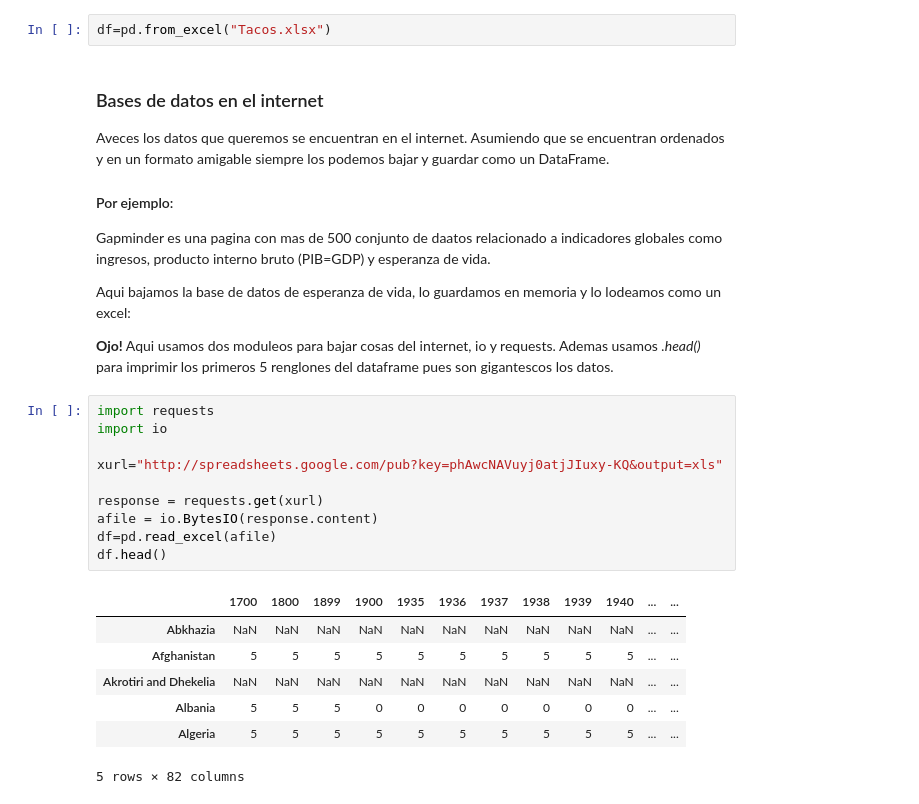
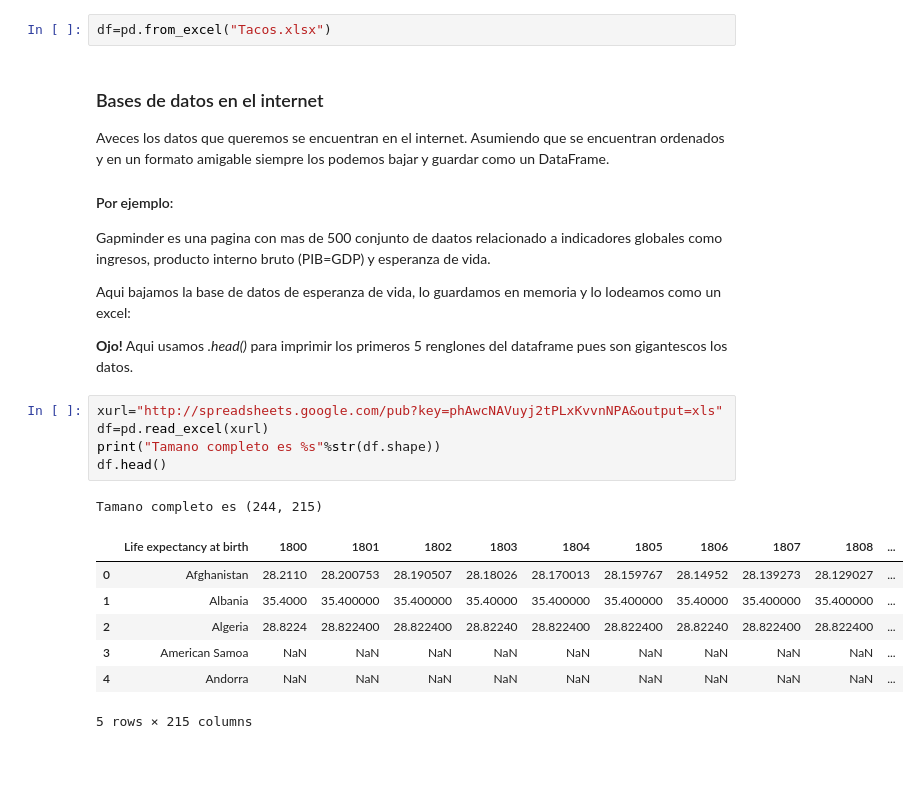
Before and after one commit to beangoben/lerningMachin, a Jupyter notebook: Pandas/PandasIntro.ipynb, the cells around one changed output. Cells and saved outputs as stored; diff of their text form; blank space fills up the shorter version.

```diff
--- a/Pandas/PandasIntro.ipynb
+++ b/Pandas/PandasIntro.ipynb
@@ -178,22 +178,18 @@ Gapminder es una pagina con mas de 500 conjunto de daatos relacionado a indicado
 
 Aqui bajamos la base de datos de esperanza de vida, lo guardamos en memoria y lo lodeamos como un excel:
 
-**Ojo!** Aqui usamos dos moduleos para bajar cosas del internet, io y requests. Ademas usamos  *.head()* para imprimir los primeros 5 renglones del dataframe pues son gigantescos los datos.
+**Ojo!** Aqui usamos *.head()* para imprimir los primeros 5 renglones del dataframe pues son gigantescos los datos.
 # %%
-import requests
-import io
-
-xurl="http://spreadsheets.google.com/pub?key=phAwcNAVuyj0atjJIuxy-KQ&output=xls"
-
-response = requests.get(xurl)
-afile = io.BytesIO(response.content)
-df=pd.read_excel(afile)
+xurl="http://spreadsheets.google.com/pub?key=phAwcNAVuyj2tPLxKvvnNPA&output=xls"
+df=pd.read_excel(xurl)
+print("Tamano completo es %s"%str(df.shape))
 df.head()
 # %% [output]
+Tamano completo es (244, 215)
-|  | 1700 | 1800 | 1899 | 1900 | 1935 | 1936 | 1937 | 1938 | 1939 | 1940 | ... | ... |
-| Abkhazia | NaN | NaN | NaN | NaN | NaN | NaN | NaN | NaN | NaN | NaN | ... | ... |
-| Afghanistan | 5 | 5 | 5 | 5 | 5 | 5 | 5 | 5 | 5 | 5 | ... | ... |
-| Akrotiri and Dhekelia | NaN | NaN | NaN | NaN | NaN | NaN | NaN | NaN | NaN | NaN | ... | ... |
-| Albania | 5 | 5 | 5 | 0 | 0 | 0 | 0 | 0 | 0 | 0 | ... | ... |
-| Algeria | 5 | 5 | 5 | 5 | 5 | 5 | 5 | 5 | 5 | 5 | ... | ... |
+|  | Life expectancy at birth | 1800 | 1801 | 1802 | 1803 | 1804 | 1805 | 1806 | 1807 | 1808 | ... |
+| 0 | Afghanistan | 28.2110 | 28.200753 | 28.190507 | 28.18026 | 28.170013 | 28.159767 | 28.14952 | 28.139273 | 28.129027 | ... |
+| 1 | Albania | 35.4000 | 35.400000 | 35.400000 | 35.40000 | 35.400000 | 35.400000 | 35.40000 | 35.400000 | 35.400000 | ... |
+| 2 | Algeria | 28.8224 | 28.822400 | 28.822400 | 28.82240 | 28.822400 | 28.822400 | 28.82240 | 28.822400 | 28.822400 | ... |
+| 3 | American Samoa | NaN | NaN | NaN | NaN | NaN | NaN | NaN | NaN | NaN | ... |
+| 4 | Andorra | NaN | NaN | NaN | NaN | NaN | NaN | NaN | NaN | NaN | ... |
-5 rows × 82 columns
+5 rows × 215 columns
```
Also changed, not shown: parts of 3 cells of this notebook.
